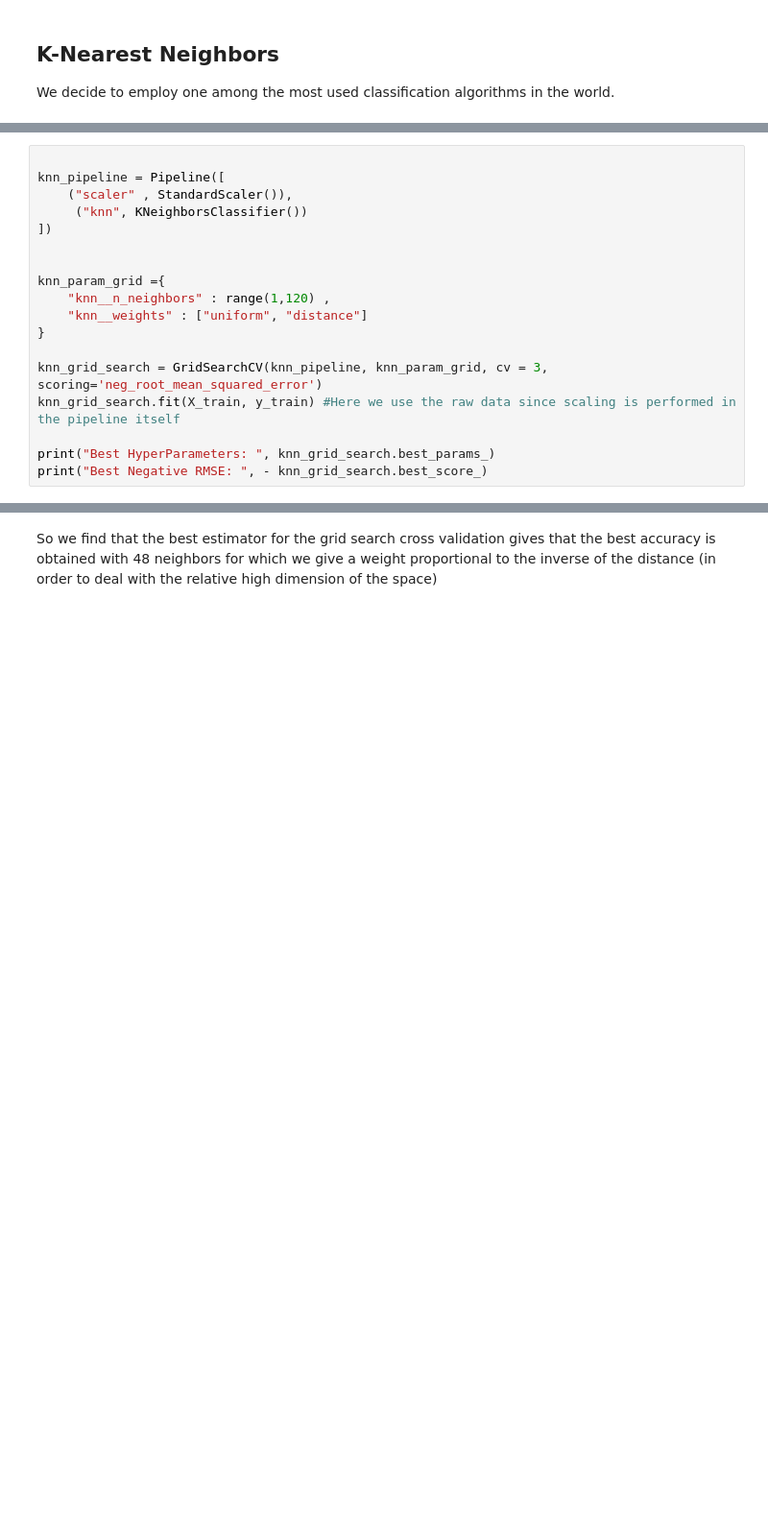
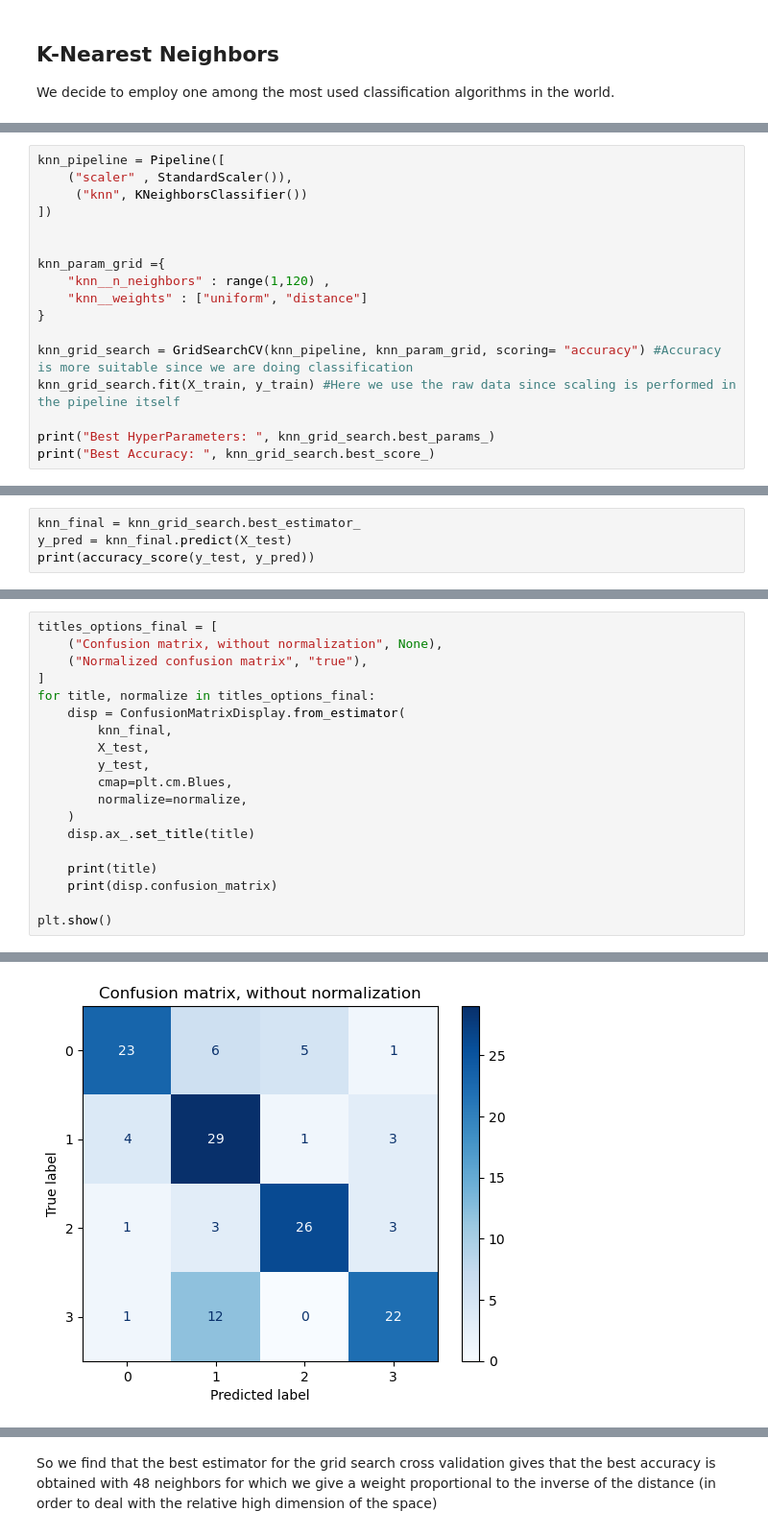
Before and after one commit to alessandropranzo/ml-individual-project, a Jupyter notebook: project.ipynb, the cells around one changed output, grey strips where cells are left out. Shown: that part at 96% size. Saved outputs shown, nothing was run; the diff lists cells and outputs as text; blank space fills up the shorter version.

```diff
--- a/project.ipynb
+++ b/project.ipynb
@@ -158,5 +222,4 @@ from sklearn.model_selection import GridSearchCV , RandomizedSearchCV
 # %%
-
 knn_pipeline = Pipeline([
     ("scaler" , StandardScaler()),
      ("knn", KNeighborsClassifier())
@@ -168,9 +231,9 @@ knn_param_grid ={
     "knn__weights" : ["uniform", "distance"]
 }
 
-knn_grid_search = GridSearchCV(knn_pipeline, knn_param_grid, cv = 3, scoring='neg_root_mean_squared_error')
+knn_grid_search = GridSearchCV(knn_pipeline, knn_param_grid, scoring= "accuracy") #Accuracy is more suitable since we are doing classification
 knn_grid_search.fit(X_train, y_train) #Here we use the raw data since scaling is performed in the pipeline itself
 
 print("Best HyperParameters: ", knn_grid_search.best_params_)
-print("Best Negative RMSE: ", - knn_grid_search.best_score_)
+print("Best Accuracy: ", knn_grid_search.best_score_)
 # %% [output]
@@ -180,0 +245,4 @@ Best Negative RMSE:  0.9106162726152229
+# %%
+knn_final = knn_grid_search.best_estimator_
+y_pred = knn_final.predict(X_test)
+print(accuracy_score(y_test, y_pred))
@@ -180,0 +253,20 @@ Best Negative RMSE:  0.9106162726152229
+# %%
+titles_options_final = [
+    ("Confusion matrix, without normalization", None),
+    ("Normalized confusion matrix", "true"),
+]
+for title, normalize in titles_options_final:
+    disp = ConfusionMatrixDisplay.from_estimator(
+        knn_final,
+        X_test,
+        y_test,
+        cmap=plt.cm.Blues,
+        normalize=normalize,
+    )
+    disp.ax_.set_title(title)
+
+    print(title)
+    print(disp.confusion_matrix)
+
+plt.show()
+# %% [output]
@@ -180,0 +283 @@ Best Negative RMSE:  0.9106162726152229
+[figure, added]
```
Also changed, not shown: parts of 46 cells of this notebook.
